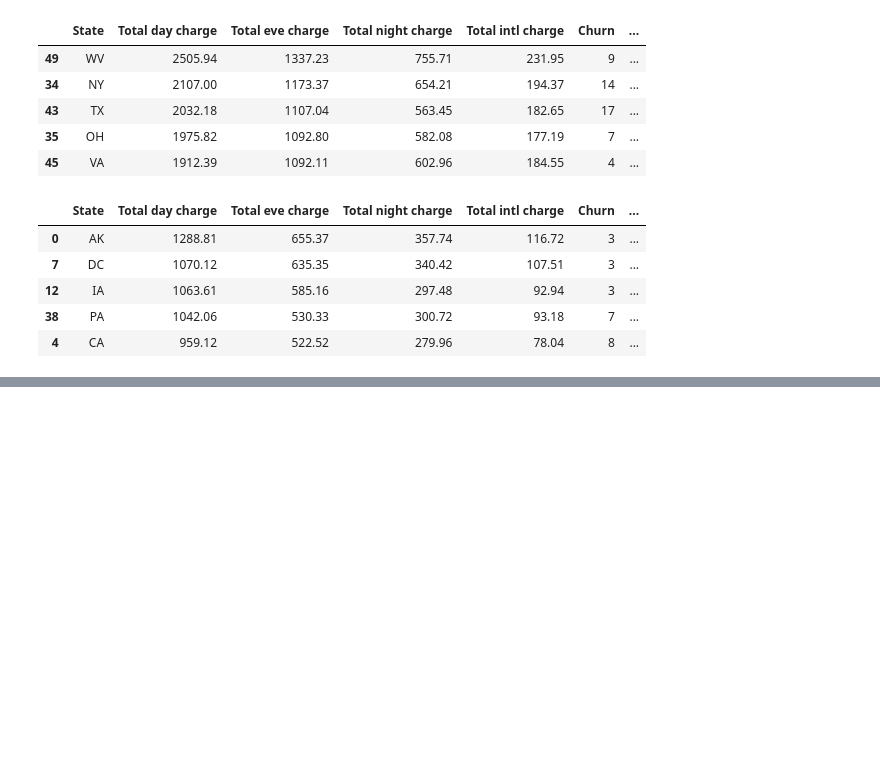
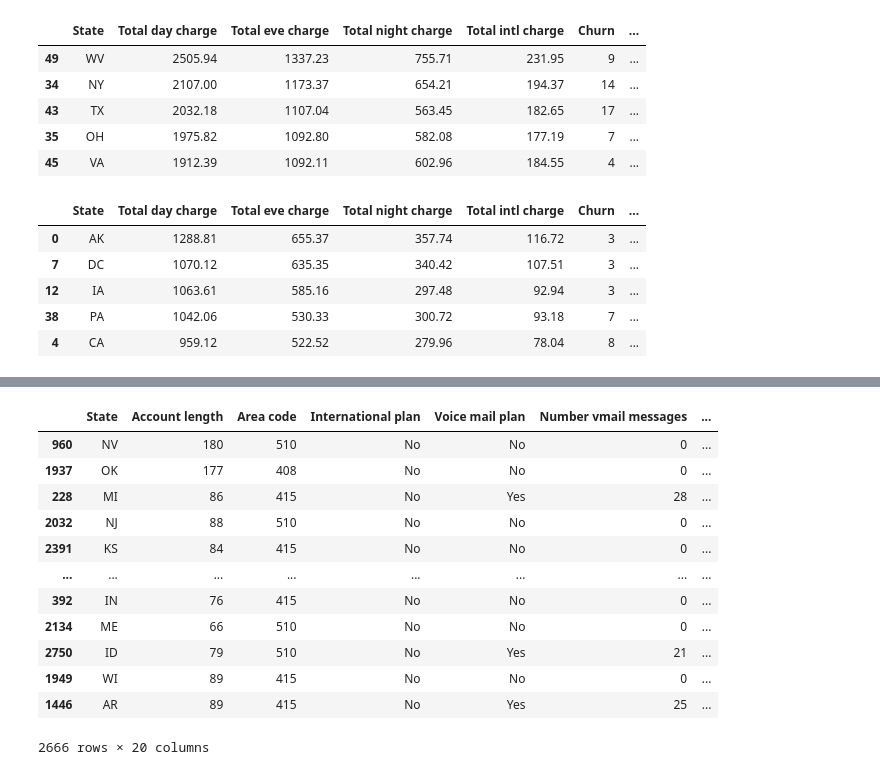
Before and after one commit to lucas-sls/Telecom_Churn, a Jupyter notebook: Telecom_churn.ipynb, the cells around one changed output, grey strips where cells are left out. Cells and saved outputs as stored; diff of their text form; code cells hidden in the pictures; blank space fills up the shorter version.

```diff
--- a/Telecom_churn.ipynb
+++ b/Telecom_churn.ipynb
@@ -391,0 +401,16 @@ receita.sort_values(by='Tot_receita', ascending=False).tail() # Estados com meno
+# %%
+df_treino
+# %% [output]
+|  | State | Account length | Area code | International plan | Voice mail plan | Number vmail messages | ... |
+| 960 | NV | 180 | 510 | No | No | 0 | ... |
+| 1937 | OK | 177 | 408 | No | No | 0 | ... |
+| 228 | MI | 86 | 415 | No | Yes | 28 | ... |
+| 2032 | NJ | 88 | 510 | No | No | 0 | ... |
+| 2391 | KS | 84 | 415 | No | No | 0 | ... |
+| ... | ... | ... | ... | ... | ... | ... | ... |
+| 392 | IN | 76 | 415 | No | No | 0 | ... |
+| 2134 | ME | 66 | 510 | No | No | 0 | ... |
+| 2750 | ID | 79 | 510 | No | Yes | 21 | ... |
+| 1949 | WI | 89 | 415 | No | No | 0 | ... |
+| 1446 | AR | 89 | 415 | No | Yes | 25 | ... |
+2666 rows × 20 columns
```
Also changed, not shown: parts of 8 cells of this notebook.
